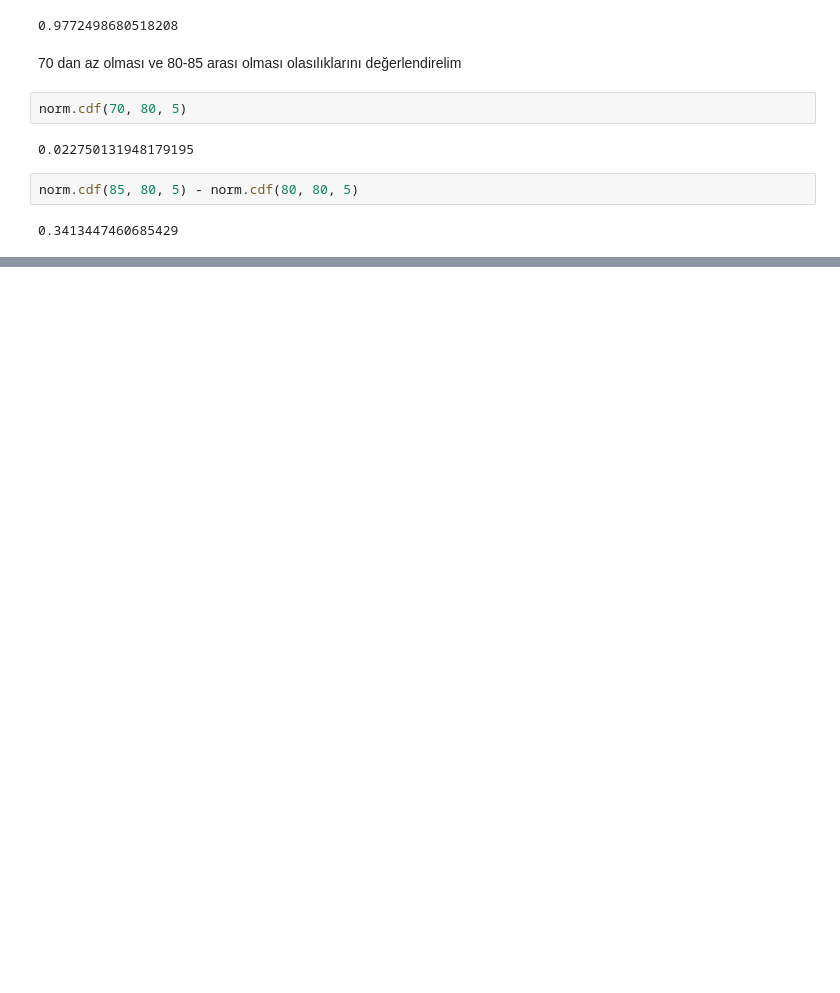
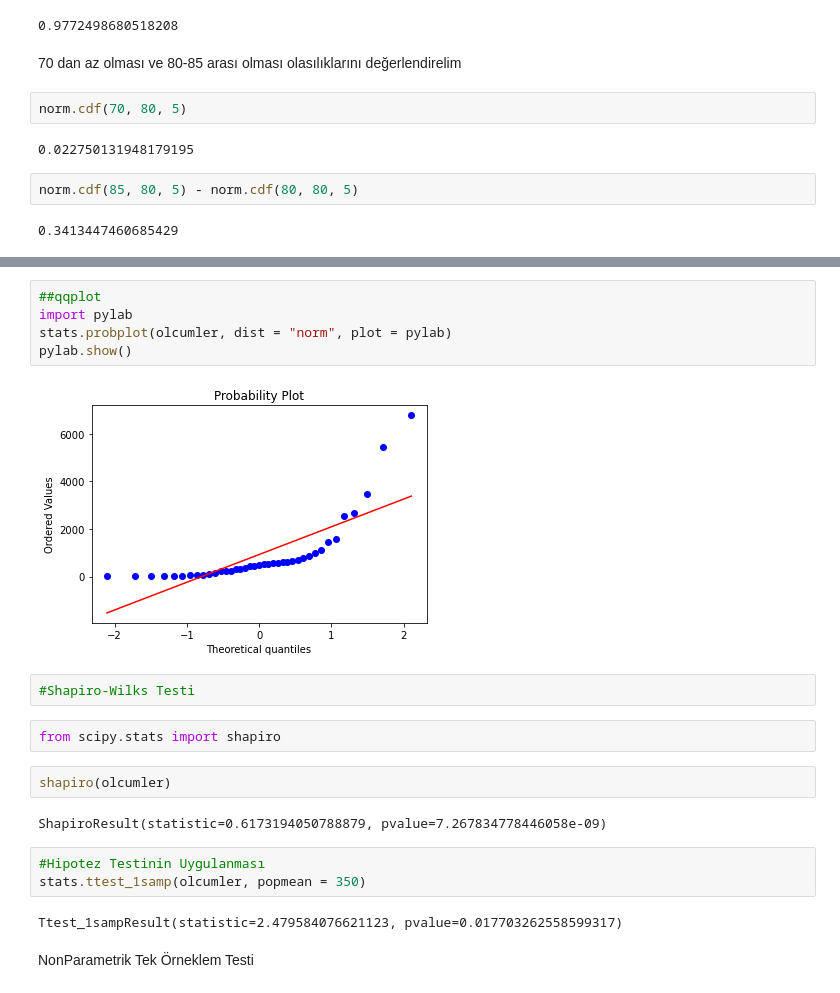
Before and after one commit to sadullahmutlu/Python, a Jupyter notebook: Veri_Bilimi_için_İstatistik/Veri_Bilimi_İçin_İstatistik.ipynb, the cells around one changed output, grey strips where cells are left out. Saved outputs shown, nothing was run; the diff lists cells and outputs as text; blank space fills up the shorter version.

```diff
--- a/Veri_Bilimi_için_İstatistik/Veri_Bilimi_İçin_İstatistik.ipynb
+++ b/Veri_Bilimi_için_İstatistik/Veri_Bilimi_İçin_İstatistik.ipynb
@@ -300,0 +339,22 @@ norm.cdf(85, 80, 5) - norm.cdf(80, 80, 5)
+# %%
+##qqplot
+import pylab
+stats.probplot(olcumler, dist = "norm", plot = pylab)
+pylab.show()
+# %% [output]
+[figure, added]
+# %%
+#Shapiro-Wilks Testi
+# %%
+from scipy.stats import shapiro
+# %%
+shapiro(olcumler)
+# %% [output]
+ShapiroResult(statistic=0.6173194050788879, pvalue=7.267834778446058e-09)
+# %%
+#Hipotez Testinin Uygulanması
+stats.ttest_1samp(olcumler, popmean = 350)
+# %% [output]
+Ttest_1sampResult(statistic=2.479584076621123, pvalue=0.017703262558599317)
+# %% [markdown]
+NonParametrik Tek Örneklem Testi
```
Also changed, not shown: parts of 65 cells of this notebook.
